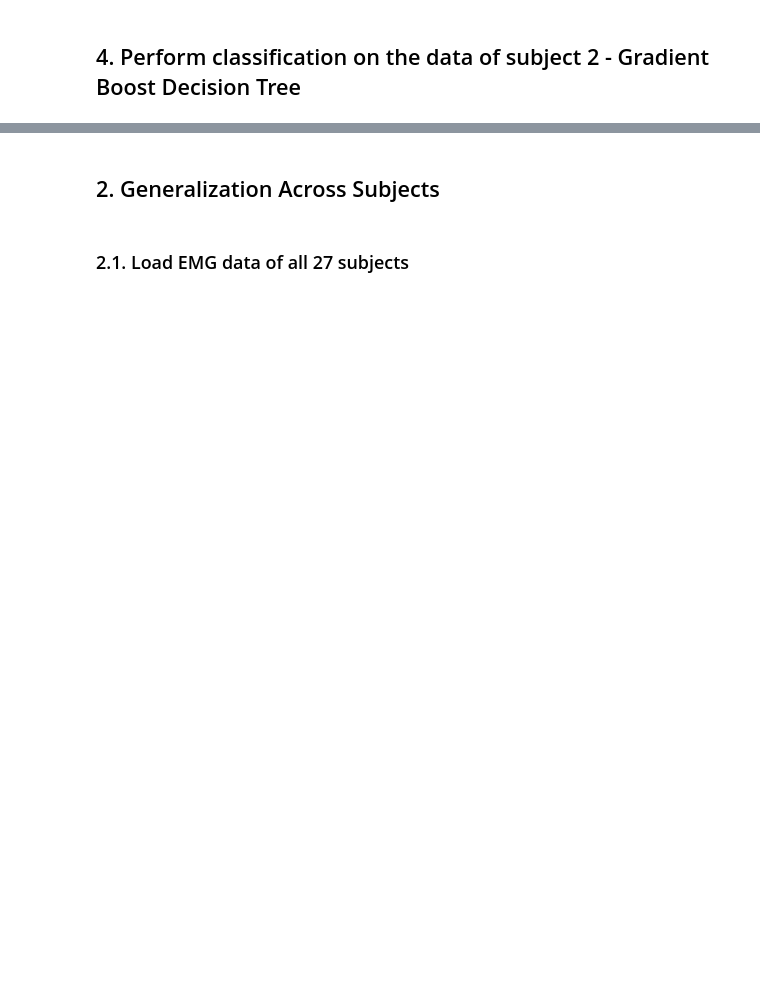
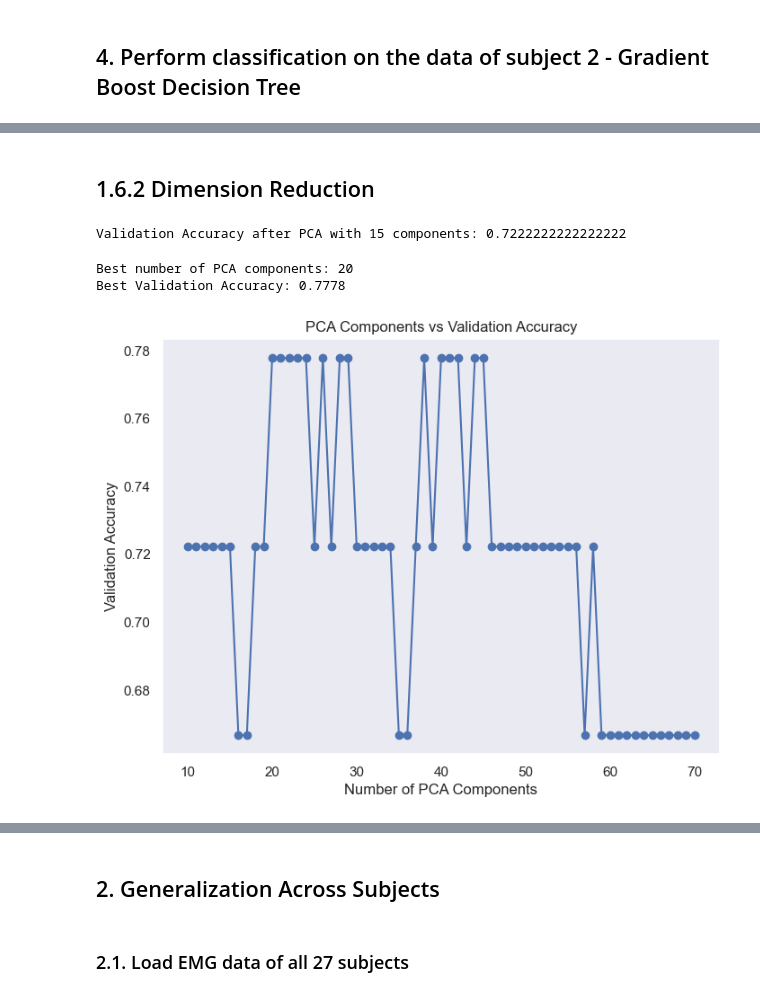
Before and after one commit to YuanshengZhou309/NSSP_Project2, a Jupyter notebook: Miniproject2-Part1-2.ipynb, the cells around one changed output, grey strips where cells are left out. Cells and saved outputs as stored; diff of their text form; code cells hidden in the pictures; blank space fills up the shorter version.

```diff
--- a/Miniproject2-Part1-2.ipynb
+++ b/Miniproject2-Part1-2.ipynb
@@ -426,0 +537,72 @@ plt.show()
+# %% [markdown]
+## 1.6.2 Dimension Reduction
+# %%
+from sklearn.decomposition import PCA
+
+# Use PCA to reduce the number of features
+n_components = 15  #
+pca = PCA(n_components=n_components)
+X_train_pca = pca.fit_transform(X_train_z)
+X_val_pca = pca.transform(X_val_z)
+
+# retrain the model
+clf_pca = GradientBoostingClassifier(n_estimators=100, max_depth=4, random_state=42)
+clf_pca.fit(X_train_pca, y_train)
+y_pred_pca = clf_pca.predict(X_val_pca)
+
+# evaluate the performance
+accuracy_pca = accuracy_score(y_val, y_pred_pca)
+print(f"Validation Accuracy after PCA with {n_components} components: {accuracy_pca}")
+# %% [output]
+Validation Accuracy after PCA with 15 components: 0.7222222222222222
+# %%
+from sklearn.decomposition import PCA
+from sklearn.ensemble import GradientBoostingClassifier
+from sklearn.metrics import accuracy_score
+import numpy as np
+
+# automatically find the best number of PCA components
+n_features = X_train_z.shape[1]  # total number of features
+best_accuracy = 0
+best_n_components = 0
+accuracies = []
+
+# test different number of components
+for n_components in range(10, n_features+1):  # components from 10 to n_features (inclusive)
+    pca = PCA(n_components=n_components)
+
+    # Use PCA to reduce the number of features
+    X_train_pca = pca.fit_transform(X_train_z)
+    X_val_pca = pca.transform(X_val_z)
+
+    # train the model
+    clf_pca = GradientBoostingClassifier(n_estimators=100, max_depth=4, random_state=42)
+    clf_pca.fit(X_train_pca, y_train)
+
+    # evaluate the performance
+    y_pred_pca = clf_pca.predict(X_val_pca)
+    accuracy_pca = accuracy_score(y_val, y_pred_pca)
+    accuracies.append(accuracy_pca)
+
+    # record the best number of components and accuracy
+    if accuracy_pca > best_accuracy:
+        best_accuracy = accuracy_pca
+        best_n_components = n_components
+
+# Best number of PCA components and accuracy
+print(f"Best number of PCA components: {best_n_components}")
+print(f"Best Validation Accuracy: {best_accuracy:.4f}")
+
+# Accuracy of visualization with different number of features
+
+plt.figure(figsize=(8, 6))
+plt.plot(range(10, n_features + 1), accuracies, marker='o')
+plt.xlabel('Number of PCA Components')
+plt.ylabel('Validation Accuracy')
+plt.title('PCA Components vs Validation Accuracy')
+plt.grid()
+plt.show()
+# %% [output]
+Best number of PCA components: 20
+Best Validation Accuracy: 0.7778
+[figure, added]
```
Also changed, not shown: parts of 23 cells of this notebook.
